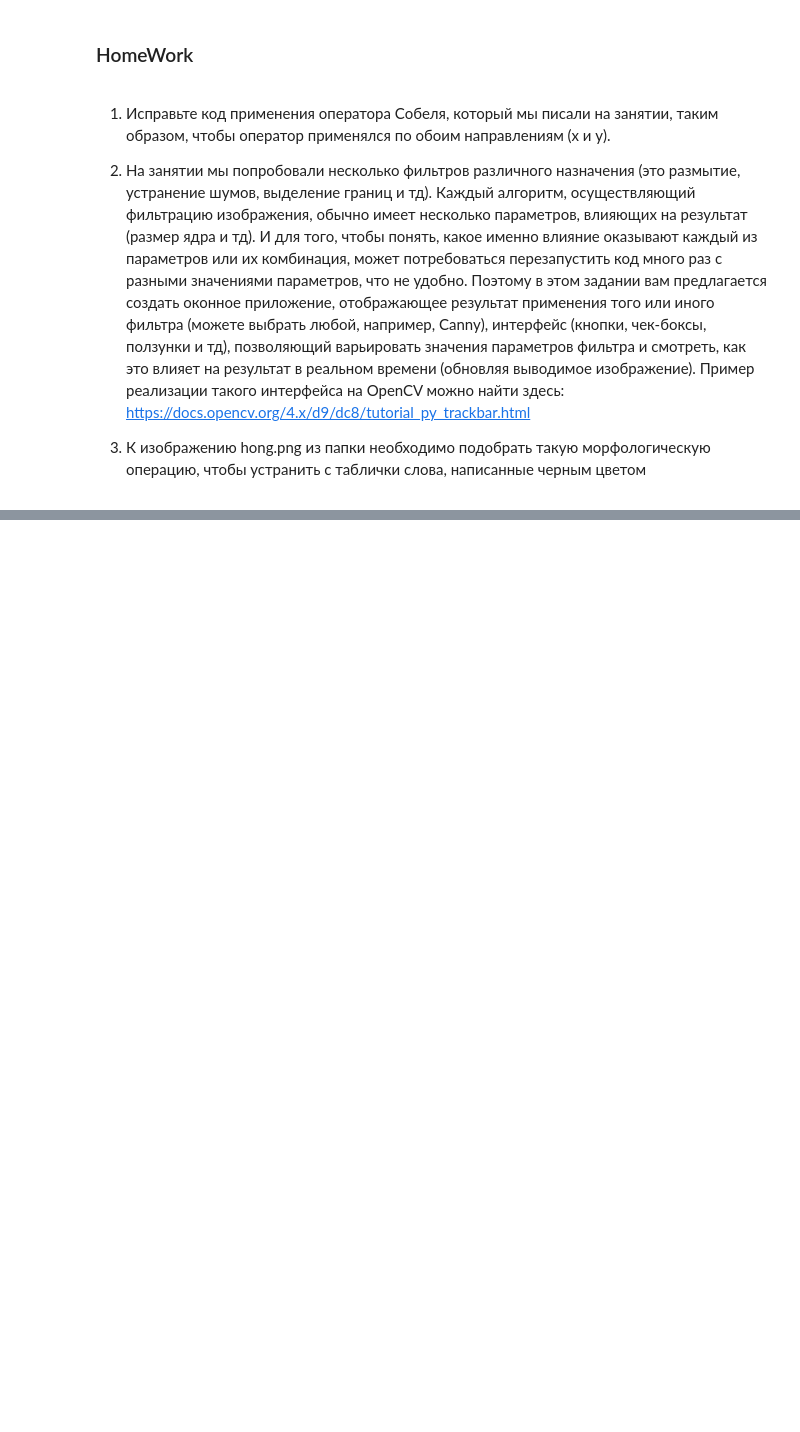
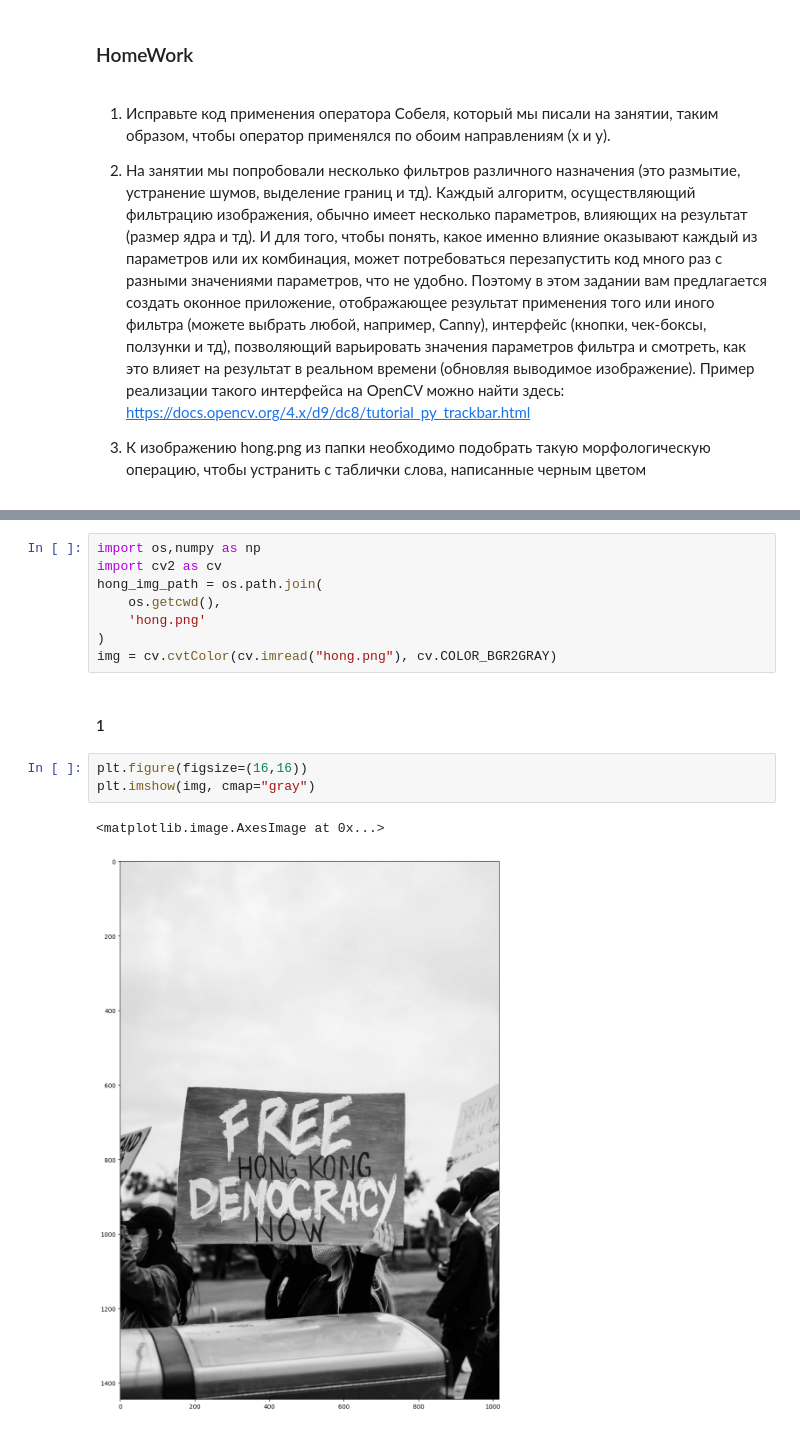
Before and after one commit to B3aRrrr/M8LabsAndHomeworks, a Jupyter notebook: Sem3/Lab5/main.ipynb, the cells around one changed output, grey strips where cells are left out. Saved outputs shown, nothing was run; the diff lists cells and outputs as text; blank space fills up the shorter version.

```diff
--- a/Sem3/Lab5/main.ipynb
+++ b/Sem3/Lab5/main.ipynb
@@ -181,0 +203,16 @@ torch.save(model.state_dict(), 'model.ckpt')
+# %%
+import os,numpy as np
+import cv2 as cv
+hong_img_path = os.path.join(
+    os.getcwd(),
+    'hong.png'
+)
+img = cv.cvtColor(cv.imread("hong.png"), cv.COLOR_BGR2GRAY)
+# %% [markdown]
+#### 1
+# %%
+plt.figure(figsize=(16,16))
+plt.imshow(img, cmap="gray")
+# %% [output]
+<matplotlib.image.AxesImage at 0x...>
+[figure, added]
```
Also changed, not shown: parts of 8 cells of this notebook.
